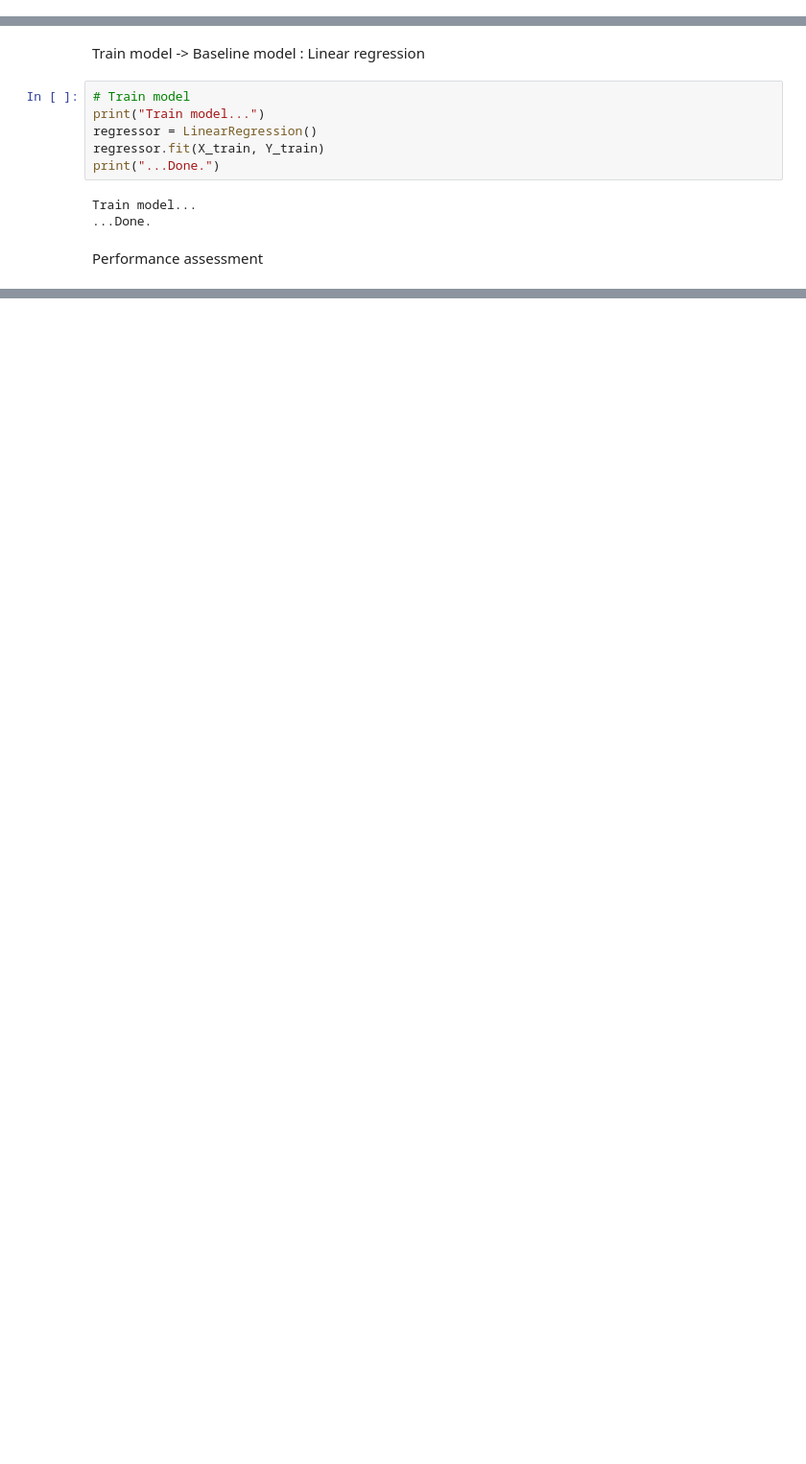
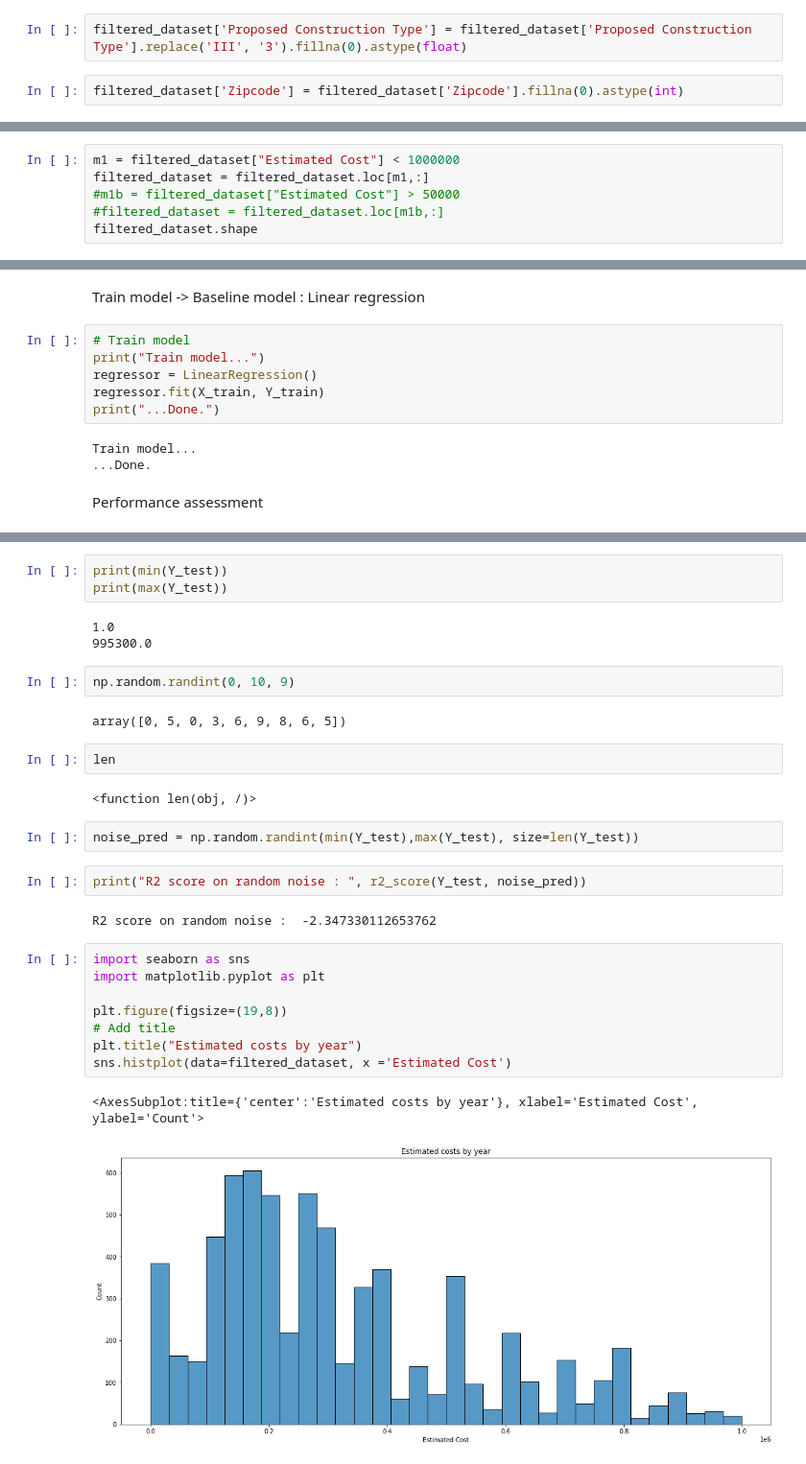
Before and after one commit to LHB-Group/Civil-Work-Bidding-And-Investment-Helper, a Jupyter notebook: NoteBooks/test01_linear_regression.ipynb, the cells around one changed output, grey strips where cells are left out. Shown: that part at 96% size. Cells and saved outputs as stored; diff of their text form; blank space fills up the shorter version.

```diff
--- a/NoteBooks/test01_linear_regression.ipynb
+++ b/NoteBooks/test01_linear_regression.ipynb
@@ -55,0 +38,4 @@ KeyError: '5'
+# %%
+filtered_dataset['Proposed Construction Type'] = filtered_dataset['Proposed Construction Type'].replace('III', '3').fillna(0).astype(float)
+# %%
+filtered_dataset['Zipcode'] = filtered_dataset['Zipcode'].fillna(0).astype(int)
@@ -55,0 +46,6 @@ KeyError: '5'
+# %%
+m1 = filtered_dataset["Estimated Cost"] < 1000000
+filtered_dataset = filtered_dataset.loc[m1,:]
+#m1b = filtered_dataset["Estimated Cost"] > 50000
+#filtered_dataset = filtered_dataset.loc[m1b,:]
+filtered_dataset.shape
@@ -246,0 +268,31 @@ plt.scatter(Y_train,Y_train_pred)
+# %%
+print(min(Y_test))
+print(max(Y_test))
+# %% [output]
+1.0
+995300.0
+# %%
+np.random.randint(0, 10, 9)
+# %% [output]
+array([0, 5, 0, 3, 6, 9, 8, 6, 5])
+# %%
+len
+# %% [output]
+<function len(obj, /)>
+# %%
+noise_pred = np.random.randint(min(Y_test),max(Y_test), size=len(Y_test))
+# %%
+print("R2 score on random noise : ", r2_score(Y_test, noise_pred))
+# %% [output]
+R2 score on random noise :  -2.347330112653762
+# %%
+import seaborn as sns
+import matplotlib.pyplot as plt
+
+plt.figure(figsize=(19,8))
+# Add title
+plt.title("Estimated costs by year")
+sns.histplot(data=filtered_dataset, x ='Estimated Cost')
+# %% [output]
+<AxesSubplot:title={'center':'Estimated costs by year'}, xlabel='Estimated Cost', ylabel='Count'>
+[figure, added]
```
Also changed, not shown: parts of 20 cells of this notebook.
